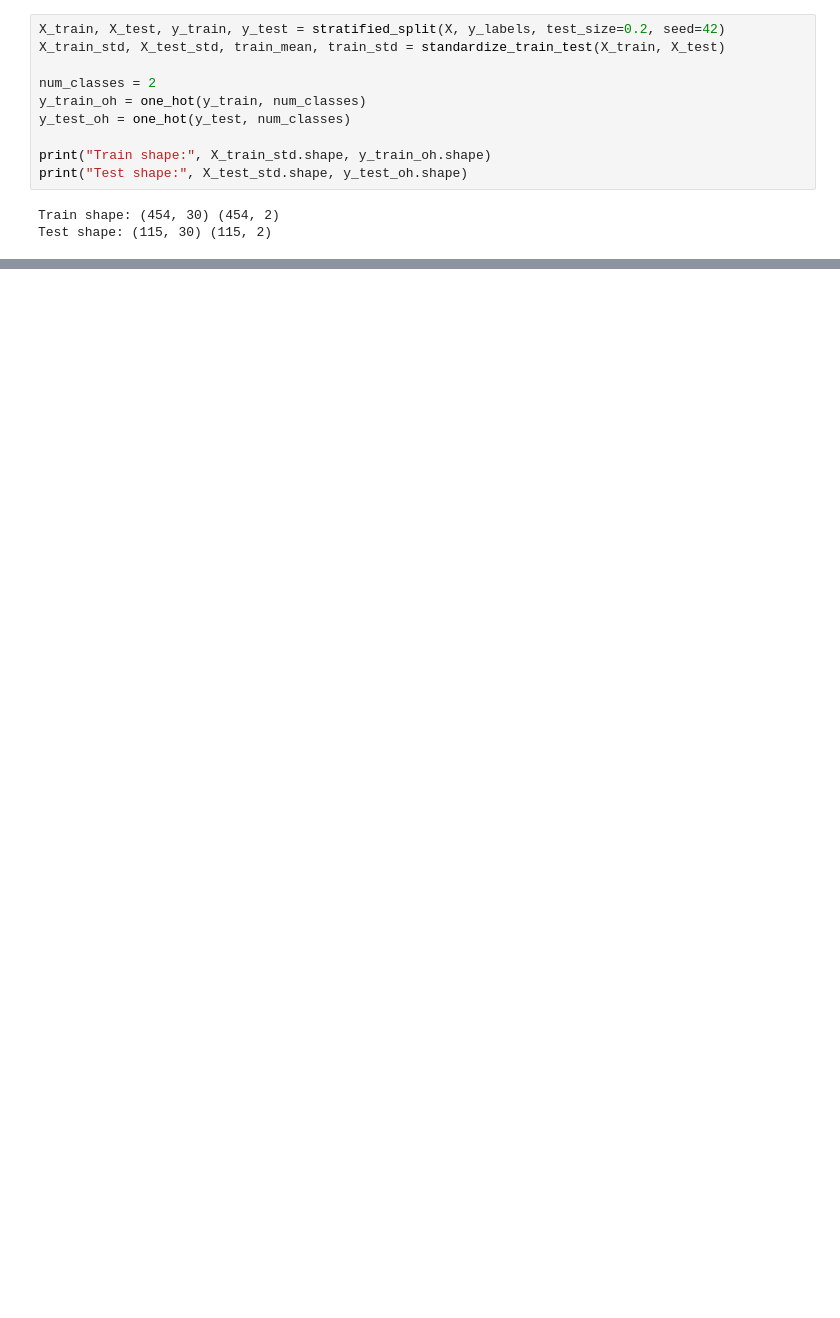
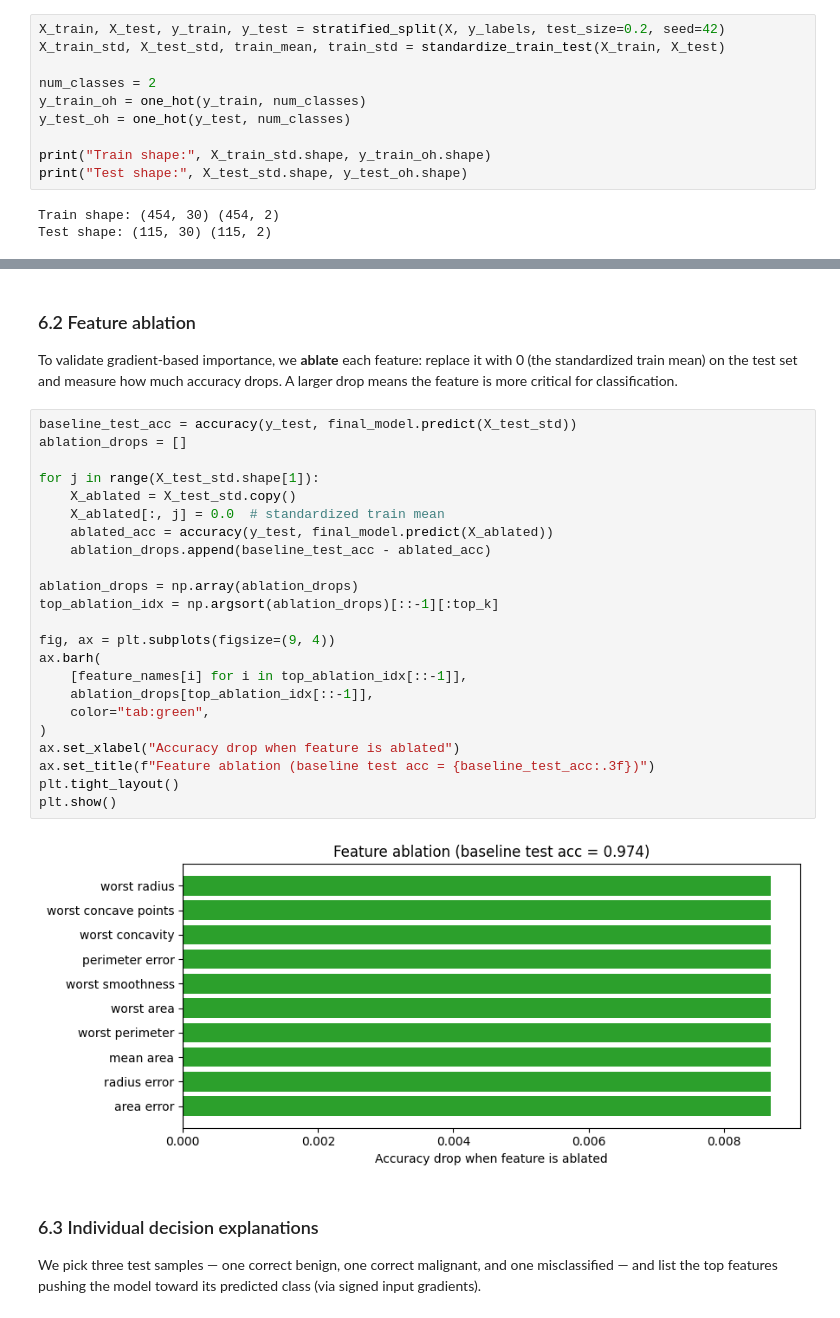
Before and after one commit to pietromagaldi/breast-cancer-nn, a Jupyter notebook: breast-cancer-nn.ipynb, the cells around one changed output, grey strips where cells are left out. Saved outputs shown, nothing was run; the diff lists cells and outputs as text; blank space fills up the shorter version.

```diff
--- a/breast-cancer-nn.ipynb
+++ b/breast-cancer-nn.ipynb
@@ -237,0 +487,33 @@ class MLP:
+# %% [markdown]
+### 6.2 Feature ablation
+
+To validate gradient-based importance, we **ablate** each feature: replace it with 0 (the standardized train mean) on the test set and measure how much accuracy drops. A larger drop means the feature is more critical for classification.
+# %%
+baseline_test_acc = accuracy(y_test, final_model.predict(X_test_std))
+ablation_drops = []
+
+for j in range(X_test_std.shape[1]):
+    X_ablated = X_test_std.copy()
+    X_ablated[:, j] = 0.0  # standardized train mean
+    ablated_acc = accuracy(y_test, final_model.predict(X_ablated))
+    ablation_drops.append(baseline_test_acc - ablated_acc)
+
+ablation_drops = np.array(ablation_drops)
+top_ablation_idx = np.argsort(ablation_drops)[::-1][:top_k]
+
+fig, ax = plt.subplots(figsize=(9, 4))
+ax.barh(
+    [feature_names[i] for i in top_ablation_idx[::-1]],
+    ablation_drops[top_ablation_idx[::-1]],
+    color="tab:green",
+)
+ax.set_xlabel("Accuracy drop when feature is ablated")
+ax.set_title(f"Feature ablation (baseline test acc = {baseline_test_acc:.3f})")
+plt.tight_layout()
+plt.show()
+# %% [output]
+[figure, added]
+# %% [markdown]
+### 6.3 Individual decision explanations
+
+We pick three test samples — one correct benign, one correct malignant, and one misclassified — and list the top features pushing the model toward its predicted class (via signed input gradients).
```
Also changed, not shown: parts of 28 cells of this notebook, 1 other file.
